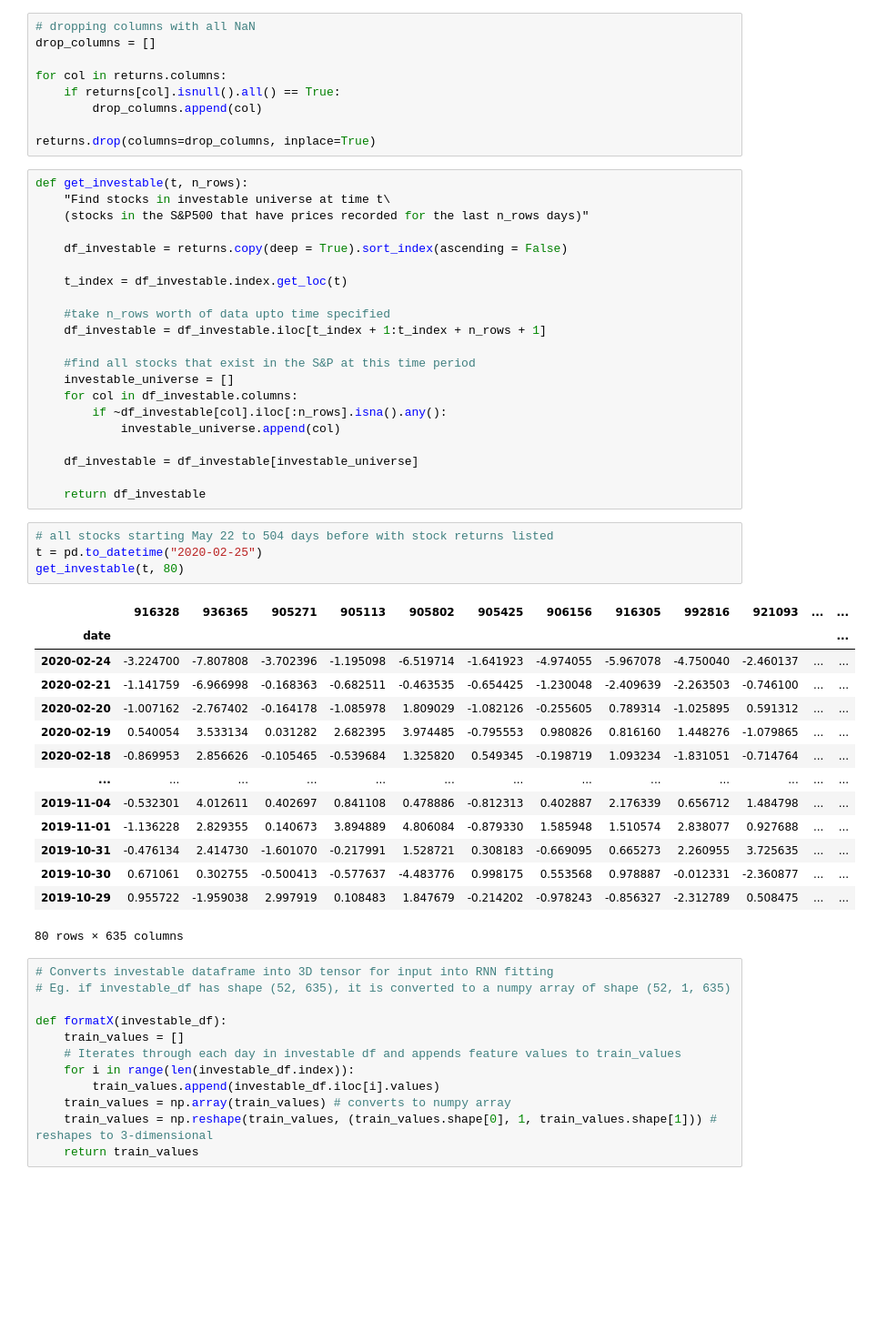
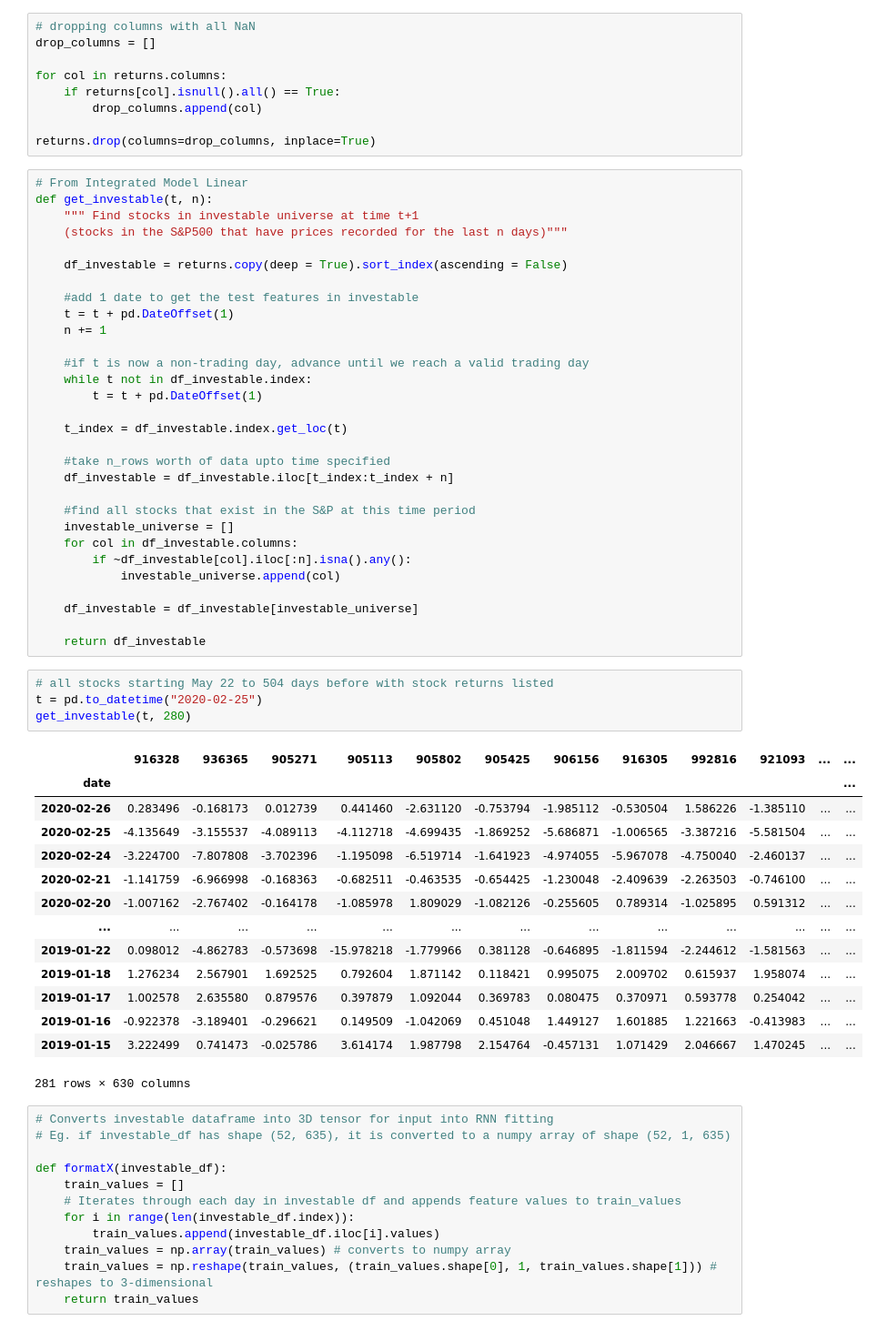
Before and after one commit to jeremylee73/differential-capital, a Jupyter notebook: LSTM Pipeline with Autoencoder - 2.ipynb, the cells around one changed output. Shown at 91% size. Cells and saved outputs as stored; diff of their text form; blank space fills up the shorter version.

```diff
--- a/LSTM Pipeline with Autoencoder - 2.ipynb
+++ b/LSTM Pipeline with Autoencoder - 2.ipynb
@@ -31,46 +34,55 @@ for col in returns.columns:
         drop_columns.append(col)
 
 returns.drop(columns=drop_columns, inplace=True)
-# %%
-def get_investable(t, n_rows):
-    "Find stocks in investable universe at time t\
-    (stocks in the S&P500 that have prices recorded for the last n_rows days)"
-
-    df_investable = returns.copy(deep = True).sort_index(ascending = False)
-
-    t_index = df_investable.index.get_loc(t)
-
-    #take n_rows worth of data upto time specified
-    df_investable = df_investable.iloc[t_index + 1:t_index + n_rows + 1]
-
-    #find all stocks that exist in the S&P at this time period
-    investable_universe = []
-    for col in df_investable.columns:
-        if ~df_investable[col].iloc[:n_rows].isna().any():
-            investable_universe.append(col)
-
-    df_investable = df_investable[investable_universe]
-
-    return df_investable
+# %%
+# From Integrated Model Linear
+def get_investable(t, n):
+    """ Find stocks in investable universe at time t+1
+    (stocks in the S&P500 that have prices recorded for the last n days)"""
+
+    df_investable = returns.copy(deep = True).sort_index(ascending = False)
+
+    #add 1 date to get the test features in investable
+    t = t + pd.DateOffset(1)
+    n += 1
+
+    #if t is now a non-trading day, advance until we reach a valid trading day
+    while t not in df_investable.index:
+        t = t + pd.DateOffset(1)
+
+    t_index = df_investable.index.get_loc(t)
+
+    #take n_rows worth of data upto time specified
+    df_investable = df_investable.iloc[t_index:t_index + n]
+
+    #find all stocks that exist in the S&P at this time period
+    investable_universe = []
+    for col in df_investable.columns:
+        if ~df_investable[col].iloc[:n].isna().any():
+            investable_universe.append(col)
+
+    df_investable = df_investable[investable_universe]
+
+    return df_investable
 # %%
 # all stocks starting May 22 to 504 days before with stock returns listed
 t = pd.to_datetime("2020-02-25")
-get_investable(t, 80)
+get_investable(t, 280)
 # %% [output]
 |  | 916328 | 936365 | 905271 | 905113 | 905802 | 905425 | 906156 | 916305 | 992816 | 921093 | ... | ... |
 | date |  |  |  |  |  |  |  |  |  |  |  | ... |
+| 2020-02-26 | 0.283496 | -0.168173 | 0.012739 | 0.441460 | -2.631120 | -0.753794 | -1.985112 | -0.530504 | 1.586226 | -1.385110 | ... | ... |
+| 2020-02-25 | -4.135649 | -3.155537 | -4.089113 | -4.112718 | -4.699435 | -1.869252 | -5.686871 | -1.006565 | -3.387216 | -5.581504 | ... | ... |
 | 2020-02-24 | -3.224700 | -7.807808 | -3.702396 | -1.195098 | -6.519714 | -1.641923 | -4.974055 | -5.967078 | -4.750040 | -2.460137 | ... | ... |
 | 2020-02-21 | -1.141759 | -6.966998 | -0.168363 | -0.682511 | -0.463535 | -0.654425 | -1.230048 | -2.409639 | -2.263503 | -0.746100 | ... | ... |
 | 2020-02-20 | -1.007162 | -2.767402 | -0.164178 | -1.085978 | 1.809029 | -1.082126 | -0.255605 | 0.789314 | -1.025895 | 0.591312 | ... | ... |
-| 2020-02-19 | 0.540054 | 3.533134 | 0.031282 | 2.682395 | 3.974485 | -0.795553 | 0.980826 | 0.816160 | 1.448276 | -1.079865 | ... | ... |
-| 2020-02-18 | -0.869953 | 2.856626 | -0.105465 | -0.539684 | 1.325820 | 0.549345 | -0.198719 | 1.093234 | -1.831051 | -0.714764 | ... | ... |
 | ... | ... | ... | ... | ... | ... | ... | ... | ... | ... | ... | ... | ... |
-| 2019-11-04 | -0.532301 | 4.012611 | 0.402697 | 0.841108 | 0.478886 | -0.812313 | 0.402887 | 2.176339 | 0.656712 | 1.484798 | ... | ... |
-| 2019-11-01 | -1.136228 | 2.829355 | 0.140673 | 3.894889 | 4.806084 | -0.879330 | 1.585948 | 1.510574 | 2.838077 | 0.927688 | ... | ... |
-| 2019-10-31 | -0.476134 | 2.414730 | -1.601070 | -0.217991 | 1.528721 | 0.308183 | -0.669095 | 0.665273 | 2.260955 | 3.725635 | ... | ... |
-| 2019-10-30 | 0.671061 | 0.302755 | -0.500413 | -0.577637 | -4.483776 | 0.998175 | 0.553568 | 0.978887 | -0.012331 | -2.360877 | ... | ... |
-| 2019-10-29 | 0.955722 | -1.959038 | 2.997919 | 0.108483 | 1.847679 | -0.214202 | -0.978243 | -0.856327 | -2.312789 | 0.508475 | ... | ... |
+| 2019-01-22 | 0.098012 | -4.862783 | -0.573698 | -15.978218 | -1.779966 | 0.381128 | -0.646895 | -1.811594 | -2.244612 | -1.581563 | ... | ... |
+| 2019-01-18 | 1.276234 | 2.567901 | 1.692525 | 0.792604 | 1.871142 | 0.118421 | 0.995075 | 2.009702 | 0.615937 | 1.958074 | ... | ... |
+| 2019-01-17 | 1.002578 | 2.635580 | 0.879576 | 0.397879 | 1.092044 | 0.369783 | 0.080475 | 0.370971 | 0.593778 | 0.254042 | ... | ... |
+| 2019-01-16 | -0.922378 | -3.189401 | -0.296621 | 0.149509 | -1.042069 | 0.451048 | 1.449127 | 1.601885 | 1.221663 | -0.413983 | ... | ... |
+| 2019-01-15 | 3.222499 | 0.741473 | -0.025786 | 3.614174 | 1.987798 | 2.154764 | -0.457131 | 1.071429 | 2.046667 | 1.470245 | ... | ... |
-80 rows × 635 columns
+281 rows × 630 columns
 # %%
 # Converts investable dataframe into 3D tensor for input into RNN fitting
 # Eg. if investable_df has shape (52, 635), it is converted to a numpy array of shape (52, 1, 635)
```
Also changed, not shown: parts of 13 cells of this notebook.
